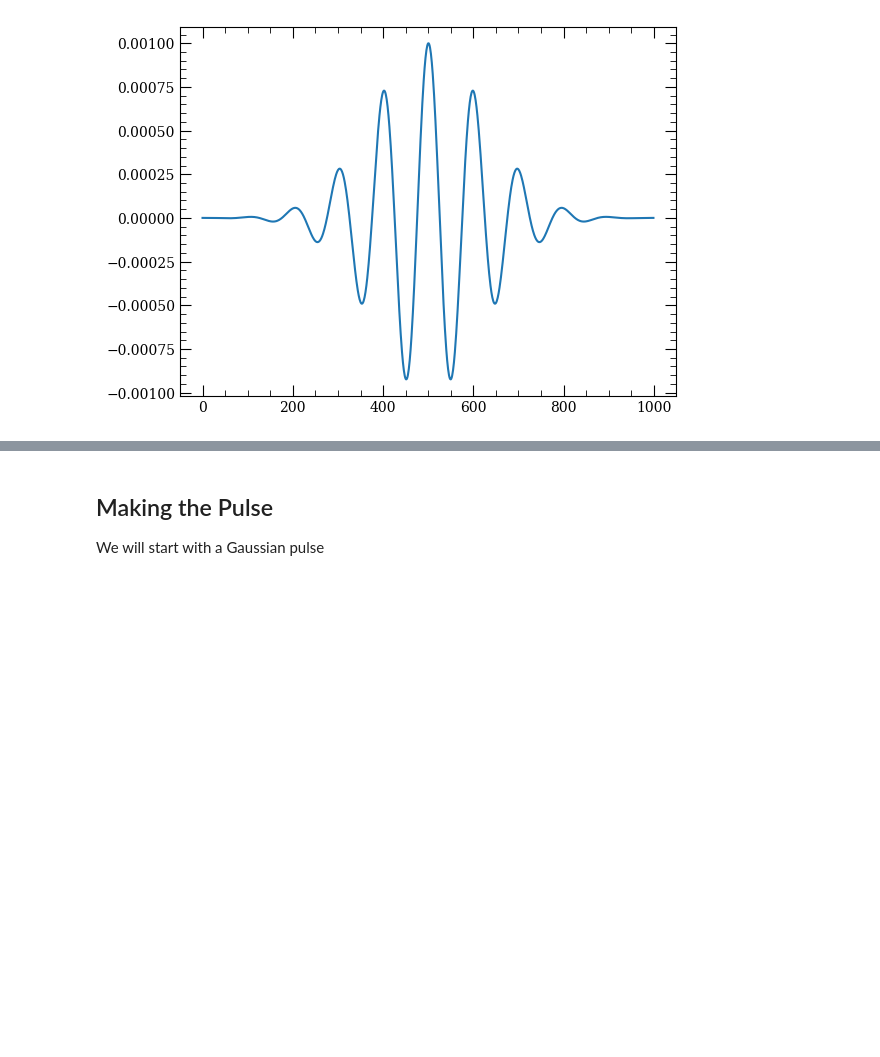
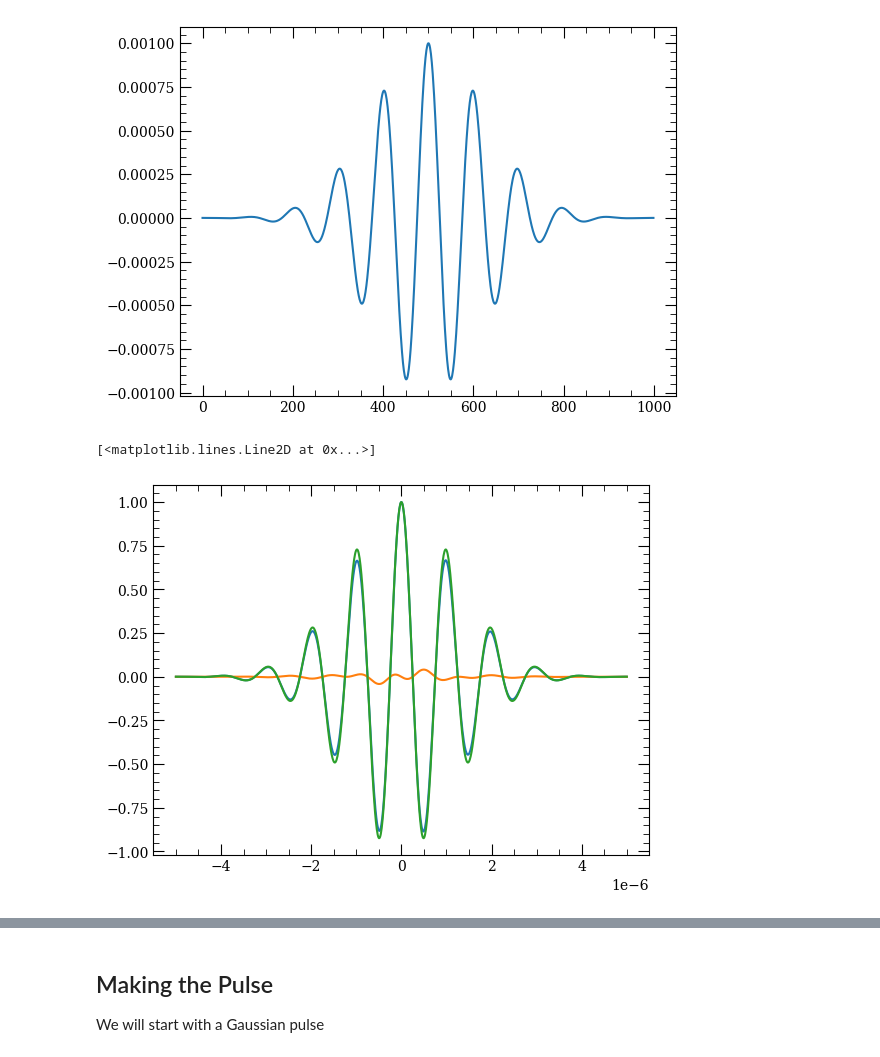
Before and after one commit to asaunders-uob/Rydberg, a Jupyter notebook: PyCode/Clean_pulses.ipynb, the cells around one changed output, grey strips where cells are left out. Cells and saved outputs as stored; diff of their text form; code cells hidden in the pictures; blank space fills up the shorter version.

```diff
--- a/PyCode/Clean_pulses.ipynb
+++ b/PyCode/Clean_pulses.ipynb
@@ -191,3 +193,11 @@ np.shape(optical_density)
 # %% [output]
 (1000,)
 [figure]
+# %%
+trans = np.exp(1j * optical_density * chi* L) * gaus_sig
+plt.plot(times,trans.real)
+plt.plot(times,trans.imag)
+plt.plot(times,gaus_sig)
+# %% [output]
+[<matplotlib.lines.Line2D at 0x...>]
+[figure, added]
```
Also changed, not shown: parts of 5 cells of this notebook, 15 other files.
